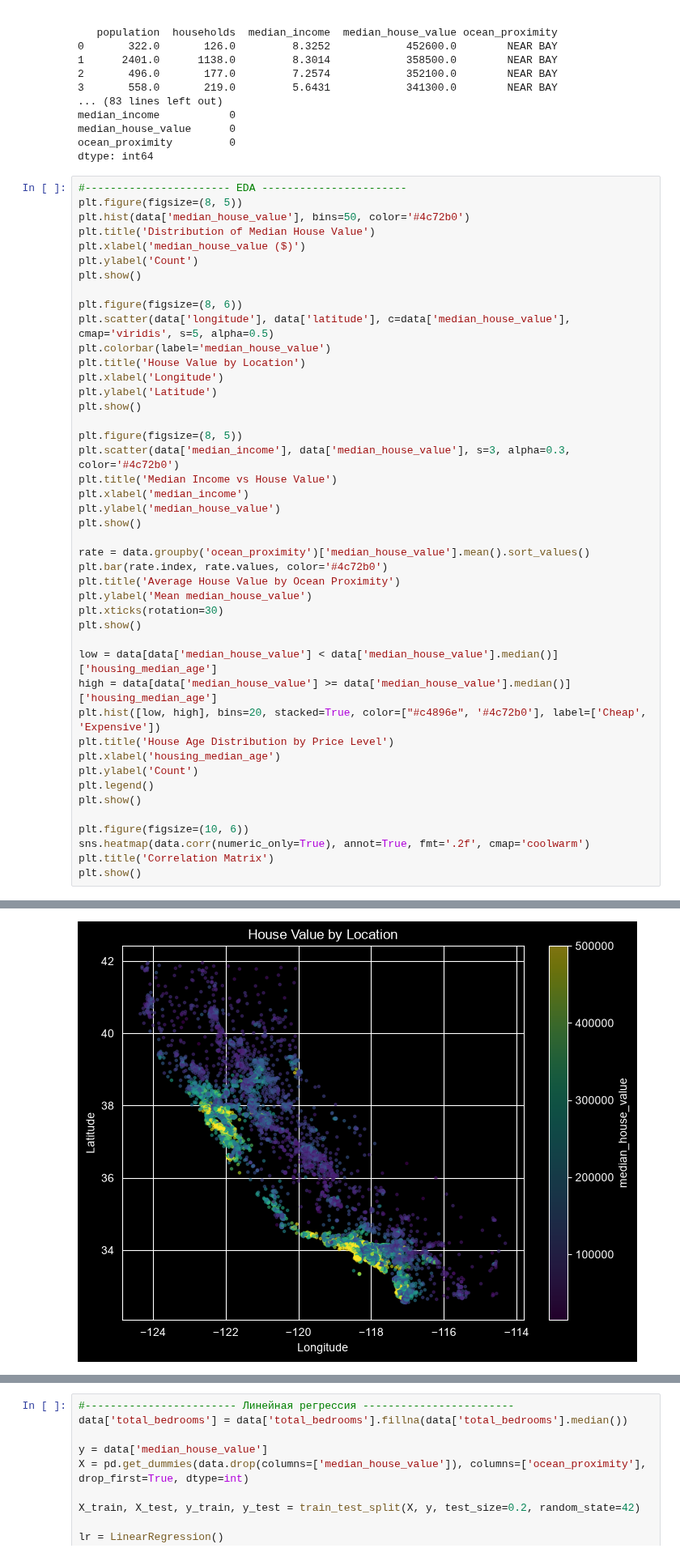
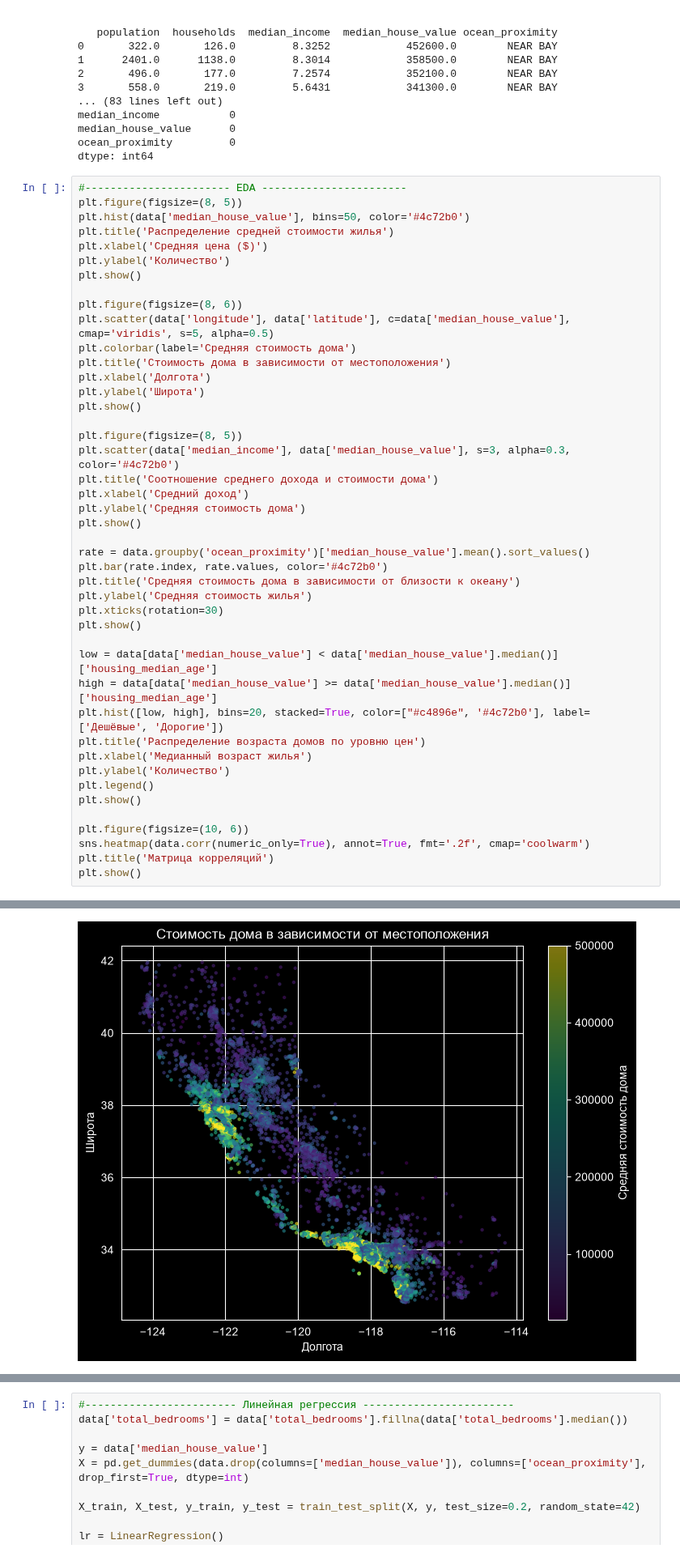
Before and after one commit to ReDanBorn/python-practice-algos, a Jupyter notebook: 636-02/HomeWorks/hw-4-borisov-d-s.ipynb, the cells around one changed output, grey strips where cells are left out. Shown at 81% size. Cells and saved outputs as stored; diff of their text form.

```diff
--- a/636-02/HomeWorks/hw-4-borisov-d-s.ipynb
+++ b/636-02/HomeWorks/hw-4-borisov-d-s.ipynb
@@ -50,44 +50,44 @@ dtype: int64
 #----------------------- EDA -----------------------
 plt.figure(figsize=(8, 5))
 plt.hist(data['median_house_value'], bins=50, color='#4c72b0')
-plt.title('Distribution of Median House Value')
-plt.xlabel('median_house_value ($)')
-plt.ylabel('Count')
+plt.title('Распределение средней стоимости жилья')
+plt.xlabel('Средняя цена ($)')
+plt.ylabel('Количество')
 plt.show()
 
 plt.figure(figsize=(8, 6))
 plt.scatter(data['longitude'], data['latitude'], c=data['median_house_value'], cmap='viridis', s=5, alpha=0.5)
-plt.colorbar(label='median_house_value')
-plt.title('House Value by Location')
-plt.xlabel('Longitude')
-plt.ylabel('Latitude')
+plt.colorbar(label='Средняя стоимость дома')
+plt.title('Стоимость дома в зависимости от местоположения')
+plt.xlabel('Долгота')
+plt.ylabel('Широта')
 plt.show()
 
 plt.figure(figsize=(8, 5))
 plt.scatter(data['median_income'], data['median_house_value'], s=3, alpha=0.3, color='#4c72b0')
-plt.title('Median Income vs House Value')
-plt.xlabel('median_income')
-plt.ylabel('median_house_value')
+plt.title('Соотношение среднего дохода и стоимости дома')
+plt.xlabel('Средний доход')
+plt.ylabel('Средняя стоимость дома')
 plt.show()
 
 rate = data.groupby('ocean_proximity')['median_house_value'].mean().sort_values()
 plt.bar(rate.index, rate.values, color='#4c72b0')
-plt.title('Average House Value by Ocean Proximity')
-plt.ylabel('Mean median_house_value')
+plt.title('Средняя стоимость дома в зависимости от близости к океану')
+plt.ylabel('Средняя стоимость жилья')
 plt.xticks(rotation=30)
 plt.show()
 
 low = data[data['median_house_value'] < data['median_house_value'].median()]['housing_median_age']
 high = data[data['median_house_value'] >= data['median_house_value'].median()]['housing_median_age']
-plt.hist([low, high], bins=20, stacked=True, color=["#c4896e", '#4c72b0'], label=['Cheap', 'Expensive'])
-plt.title('House Age Distribution by Price Level')
-plt.xlabel('housing_median_age')
-plt.ylabel('Count')
+plt.hist([low, high], bins=20, stacked=True, color=["#c4896e", '#4c72b0'], label=['Дешёвые', 'Дорогие'])
+plt.title('Распределение возраста домов по уровню цен')
+plt.xlabel('Медианный возраст жилья')
+plt.ylabel('Количество')
 plt.legend()
 plt.show()
 
 plt.figure(figsize=(10, 6))
 sns.heatmap(data.corr(numeric_only=True), annot=True, fmt='.2f', cmap='coolwarm')
-plt.title('Correlation Matrix')
+plt.title('Матрица корреляций')
 plt.show()
 # %% [output]
@@ -95 +95 @@ plt.show()
-[figure, old version]
+[figure, new version]
```
Also changed, not shown: parts of 1 cell of this notebook.
